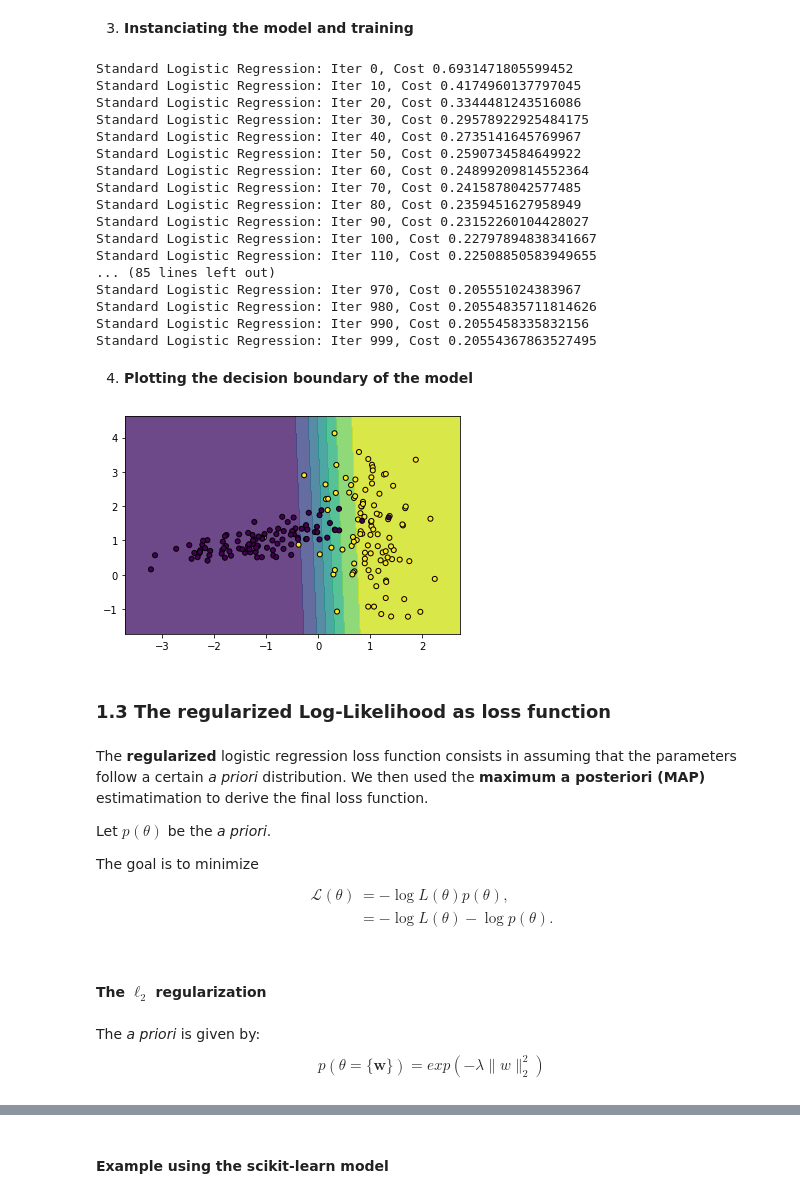
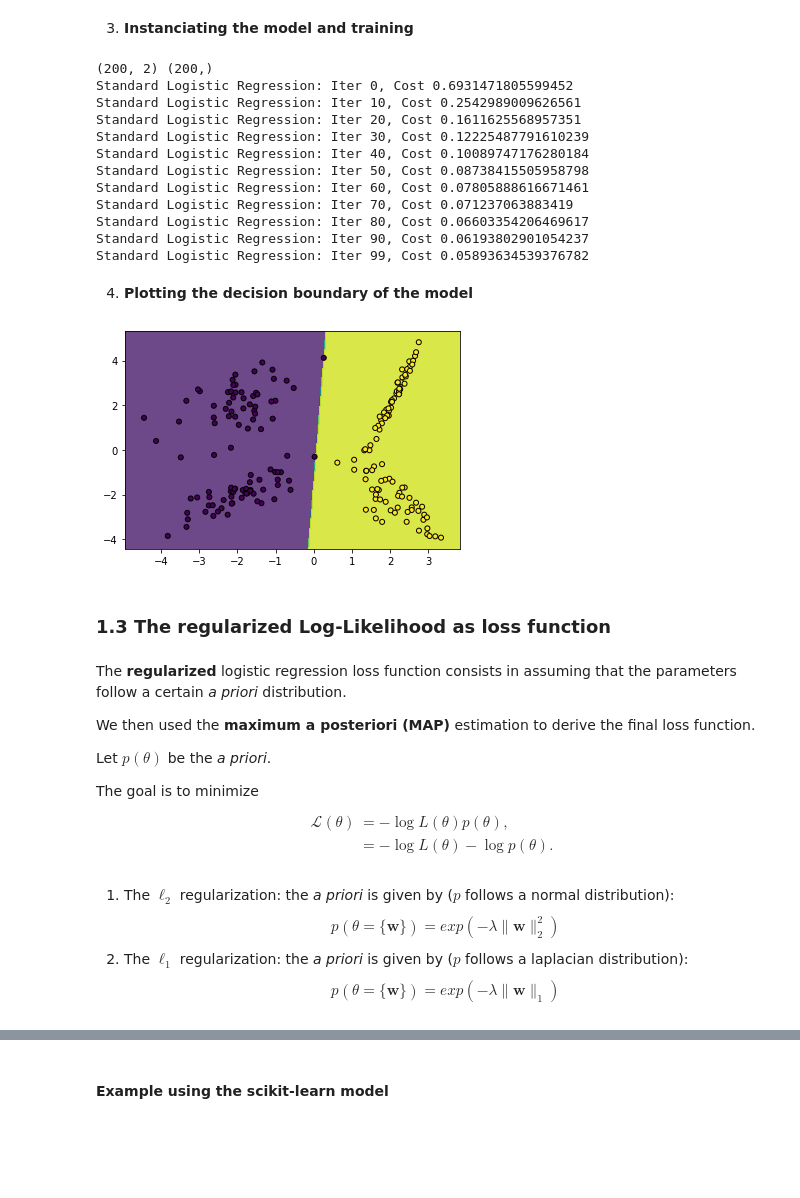
Before and after one commit to Taib/Introduction-to-ML, a Jupyter notebook: Lect_02.ipynb, the cells around one changed output, grey strips where cells are left out. Drawn from its saved outputs; the diff is of its cells as text; code cells hidden in the pictures; blank space fills up the shorter version.

Commit message:
fix lect2 +  multiclass model

```diff
--- a/Lect_02.ipynb
+++ b/Lect_02.ipynb
@@ -77,7 +77,8 @@ from sklearn.datasets import make_classification
 
 # we create 50 separable points
 X, y = make_classification(n_samples=200, n_features=2, n_redundant=0, n_informative=2,
-                           random_state=0, n_clusters_per_class=1)
+                           random_state=0, n_clusters_per_class=2, class_sep=2.0)
+plt.figure()
 plt.scatter(X[:, 0], X[:, 1], c=y, edgecolors='black', s=25)
 # %% [output]
 <matplotlib.collections.PathCollection at 0x...>
@@ -85,9 +86,13 @@ plt.scatter(X[:, 0], X[:, 1], c=y, edgecolors='black', s=25)
 # %% [markdown]
 2. **Designing the Logistic Model**
 # %%
-class MyLogisticRegression:
-    def __init__(self, n_feats, n_iter, lr):
+import numpy as np
+
+class MyBinaryLogisticRegression:
+    def __init__(self, n_feats, n_iter, lr, regul='l2', r_lambda=0.1):
         """
+        A class for binary logistic regression model
+
         n_feats: (integer)
             Dimension of the input data
         n_iter: (integer)
@@ -101,6 +106,8 @@ class MyLogisticRegression:
         self.n_feats = n_feats
         self.n_iter = n_iter
         self.lr = lr
+        self.r_lambda = r_lambda
+        self.regul = regul
 
         self.losses = []
         self.grads = []
@@ -114,6 +121,12 @@ class MyLogisticRegression:
 
         # computing the gradient
         dw = (1/m)*(np.dot((probs - y), X))
+
+        if self.regul == "l2":
+            dw += 2*self.r_lambda* self.w # adding l2 regularization
+        elif self.regul == 'l1':
+            dw + self.r_lambda * np.sign(self.w) # adding l1 regularization
+
         db = (1/m)*(np.sum(probs - y))
 
         grads = {"dLdw": dw, "dLdb": db}
@@ -157,7 +170,7 @@ class MyLogisticRegression:
                 data matrix
         """
         activ = self.activation(X)
-        return np.argmax(activ, 1)
+        return activ >= 0.5 # np.argmax(activ, 1)
 
     def predict_proba(self, X):
 
@@ -183,50 +196,49 @@ class MyLogisticRegression:
 # %% [markdown]
 3. **Instanciating the model and training**
 # %%
-clf = MyLogisticRegression(n_feats=2, n_iter=1000, lr=0.2)
-clf.fit(X, y)
+my_clf = MyBinaryLogisticRegression(n_feats=2, n_iter=100, lr=0.1, r_lambda=0.01)
+print(X.shape, y.shape)
+my_clf.fit(X, y)
 # %% [output]
+(200, 2) (200,)
 Standard Logistic Regression: Iter 0, Cost 0.6931471805599452
-Standard Logistic Regression: Iter 10, Cost 0.4174960137797045
-Standard Logistic Regression: Iter 20, Cost 0.3344481243516086
-Standard Logistic Regression: Iter 30, Cost 0.29578922925484175
-Standard Logistic Regression: Iter 40, Cost 0.2735141645769967
-Standard Logistic Regression: Iter 50, Cost 0.2590734584649922
-Standard Logistic Regression: Iter 60, Cost 0.24899209814552364
-Standard Logistic Regression: Iter 70, Cost 0.2415878042577485
-Standard Logistic Regression: Iter 80, Cost 0.2359451627958949
-Standard Logistic Regression: Iter 90, Cost 0.23152260104428027
-Standard Logistic Regression: Iter 100, Cost 0.22797894838341667
-Standard Logistic Regression: Iter 110, Cost 0.22508850583949655
-... (85 lines left out)
-Standard Logistic Regression: Iter 970, Cost 0.205551024383967
-Standard Logistic Regression: Iter 980, Cost 0.20554835711814626
-Standard Logistic Regression: Iter 990, Cost 0.2055458335832156
-Standard Logistic Regression: Iter 999, Cost 0.20554367863527495
+Standard Logistic Regression: Iter 10, Cost 0.2542989009626561
+Standard Logistic Regression: Iter 20, Cost 0.1611625568957351
+Standard Logistic Regression: Iter 30, Cost 0.12225487791610239
+Standard Logistic Regression: Iter 40, Cost 0.10089747176280184
+Standard Logistic Regression: Iter 50, Cost 0.08738415505958798
+Standard Logistic Regression: Iter 60, Cost 0.07805888616671461
+Standard Logistic Regression: Iter 70, Cost 0.071237063883419
+Standard Logistic Regression: Iter 80, Cost 0.06603354206469617
+Standard Logistic Regression: Iter 90, Cost 0.06193802901054237
+Standard Logistic Regression: Iter 99, Cost 0.05893634539376782
 # %% [markdown]
 4. **Plotting the decision boundary of the model**
 # %%
 def print_decision(X, clf):
+    plt.figure()
     h = .02
     x_min, x_max = X[:, 0].min() - .5, X[:, 0].max() + .5
     y_min, y_max = X[:, 1].min() - .5, X[:, 1].max() + .5
     xx, yy = np.meshgrid(np.arange(x_min, x_max, h),
                          np.arange(y_min, y_max, h))
 
-    Z = clf.predict_proba(np.c_[xx.ravel(), yy.ravel()])
+    Z = clf.predict(np.c_[xx.ravel(), yy.ravel()])
     Z = Z.reshape(xx.shape)
 
     ax = plt.subplot(111)
     ax.contourf(xx, yy, Z, alpha=.8)
     plt.scatter(X[:, 0], X[:, 1], c=y, edgecolors='black', s=25)
 
-print_decision(X, clf)
+print_decision(X, my_clf)
 # %% [output]
-[figure, old version]
+[figure, new version]
 # %% [markdown]
 ### 1.3 The regularized Log-Likelihood as loss function
 # %% [markdown]
-The **regularized** logistic regression loss function consists in assuming that the parameters follow a certain *a priori* distribution. We then used the **maximum a posteriori (MAP)** estimatimation to derive the final loss function.
+The **regularized** logistic regression loss function consists in assuming that the parameters follow a certain *a priori* distribution.
+
+We then used the **maximum a posteriori (MAP)** estimation to derive the final loss function.
 
 Let $p(\theta)$ be the *a priori*.
 
@@ -236,8 +248,6 @@ $$
 \mathcal{L}(\theta) &= - \log L(\theta)p(\theta), \\
 &= - \log L(\theta) - \log p(\theta).
 \end{align}$$
-# %% [markdown]
-#### The $\ell_2$ regularization
-# %% [markdown]
-The *a priori* is given by:
-$$p(\theta = \{\mathbf{w}\}) = exp( - \lambda \|w\|_2^2)$$
+# %% [markdown]
+1. The $\ell_2$ regularization: the *a priori* is given by ($p$ follows a normal distribution): $$p(\theta = \{\mathbf{w}\}) = exp( - \lambda \|\mathbf{w}\|_2^2)$$
+2. The $\ell_1$ regularization: the *a priori* is given by ($p$ follows a laplacian distribution): $$p(\theta = \{\mathbf{w}\}) = exp( - \lambda \|\mathbf{w}\|_1)$$
```
Also changed, not shown: parts of 33 cells of this notebook, 2 other files.
